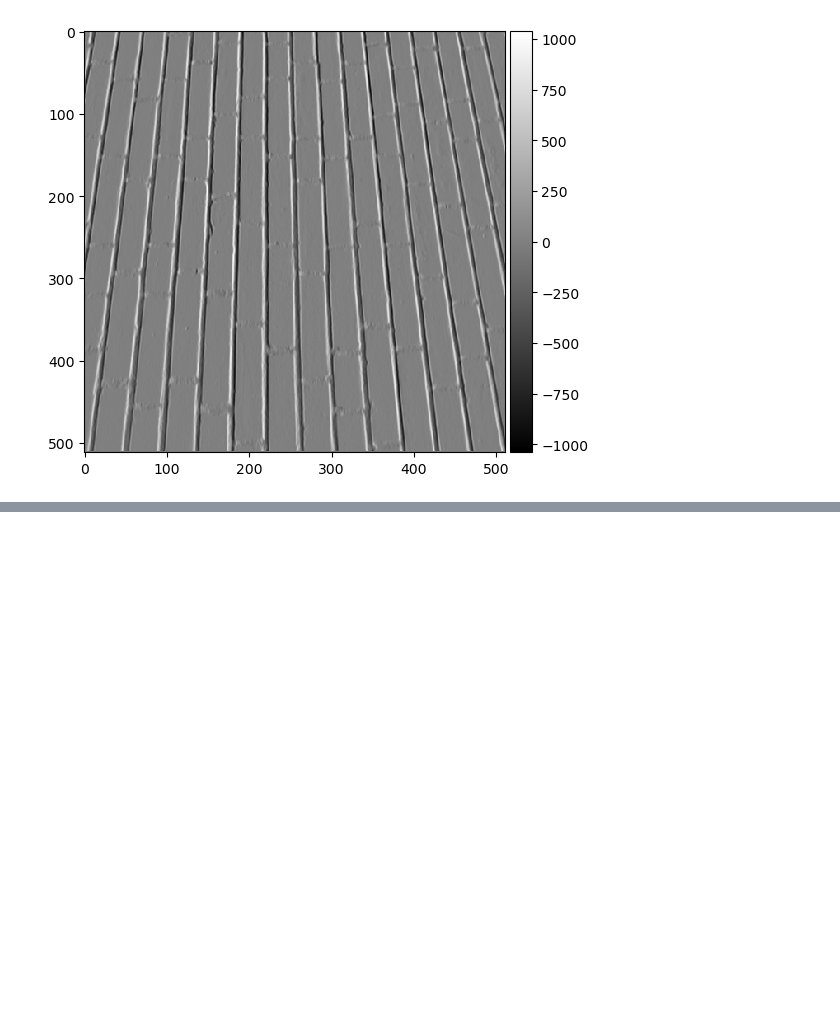
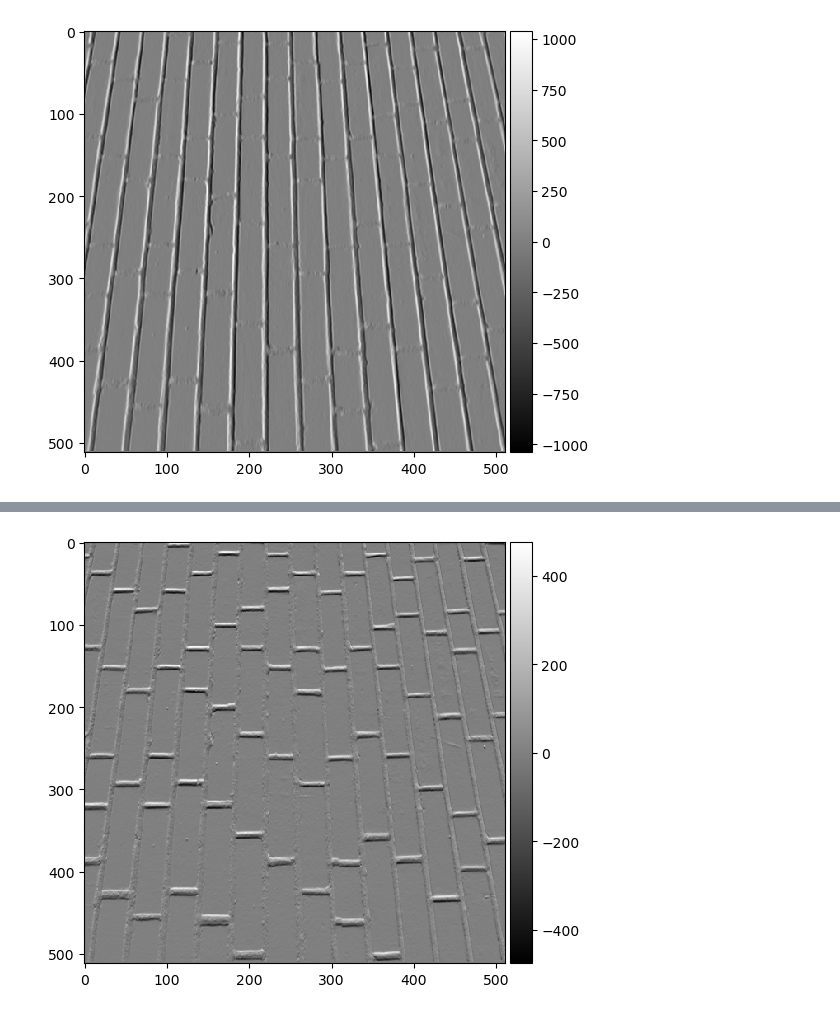
Before and after one commit to SamAdebisi/Computer-Vision-using-PyTorch, a Jupyter notebook: image processing.ipynb, the cells around one changed output, grey strips where cells are left out. Cells and saved outputs as stored; diff of their text form; code cells hidden in the pictures; blank space fills up the shorter version.

```diff
--- a/image processing.ipynb
+++ b/image processing.ipynb
@@ -82,0 +92,5 @@ ski.io.imshow(output, cmap=plt.cm.gray);
+# %%
+output = apply_filter(brick(), h_filter)
+ski.io.imshow(output, cmap=plt.cm.gray);
+# %% [output]
+[figure, added]
```
Also changed, not shown: parts of 2 cells of this notebook.
